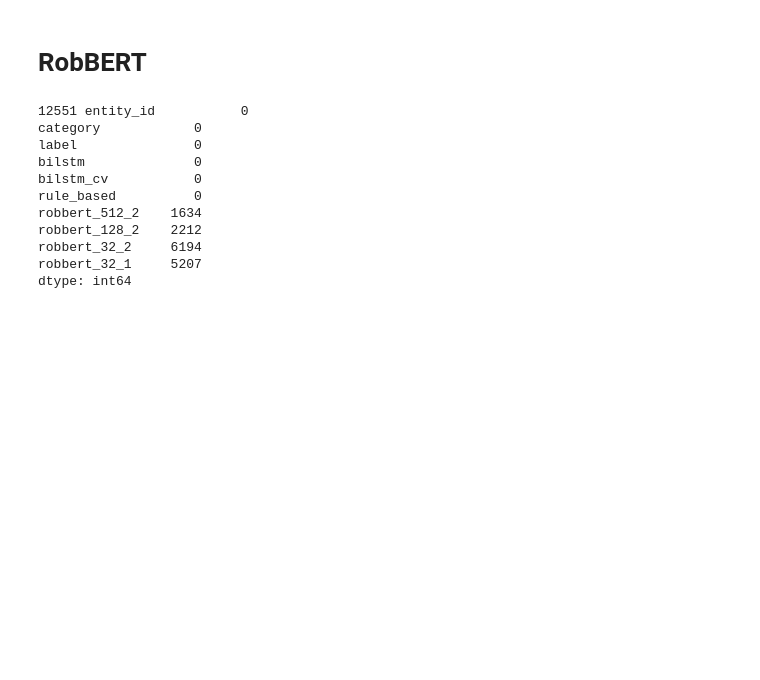
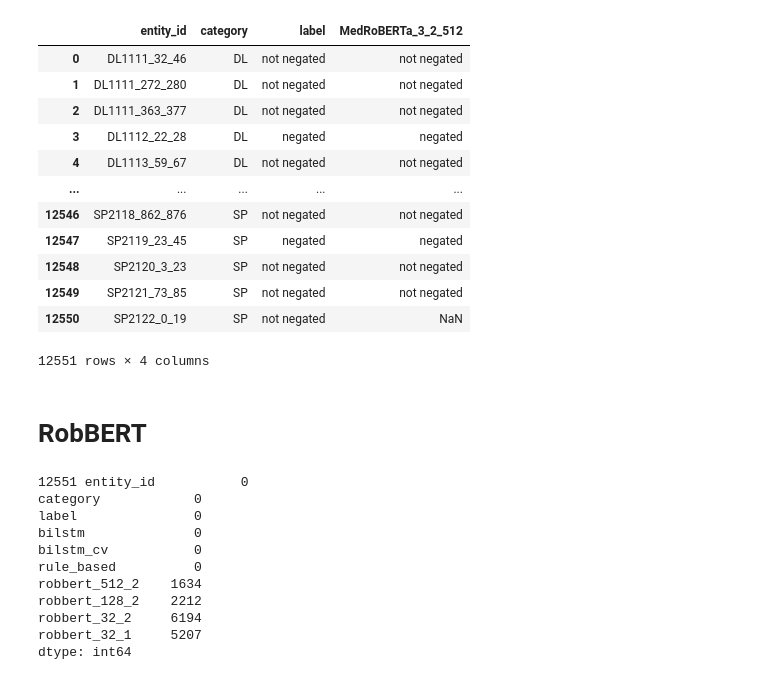
Before and after one commit to umcu/negation-detection, a Jupyter notebook: 02_error_analysis.ipynb, the cells around one changed output. Cells and saved outputs as stored; diff of their text form; code cells hidden in the pictures; blank space fills up the shorter version.

```diff
--- a/02_error_analysis.ipynb
+++ b/02_error_analysis.ipynb
@@ -10,6 +10,7 @@ data_dir = Path('data')
 result_dir = Path('results')
 bilstm_result_file = result_dir / 'bilstm_predictions_cv.csv.gz'
 robbert_result_file = result_dir / 'robbert_predictions.csv.gz'
+medroberta = result_dir / 'MedRoBERTa_3_2_512_predictions.csv.gz'
 merged_result_file = result_dir / 'merged_results.csv.gz'
 annotation_file = data_dir / 'emc-dcc_ann.json'
 
@@ -23,6 +24,23 @@ results.head()
 | 2 | DL1111_363_377 | DL | not negated | not negated | not negated | not negated | not negated | not negated | ... |
 | 3 | DL1112_22_28 | DL | negated | negated | negated | negated | negated | negated | ... |
 | 4 | DL1113_59_67 | DL | not negated | not negated | not negated | not negated | not negated | not negated | ... |
+# %%
+medroberta = pd.read_csv(medroberta)
+medroberta
+# %% [output]
+|  | entity_id | category | label | MedRoBERTa_3_2_512 |
+| 0 | DL1111_32_46 | DL | not negated | not negated |
+| 1 | DL1111_272_280 | DL | not negated | not negated |
+| 2 | DL1111_363_377 | DL | not negated | not negated |
+| 3 | DL1112_22_28 | DL | negated | negated |
+| 4 | DL1113_59_67 | DL | not negated | not negated |
+| ... | ... | ... | ... | ... |
+| 12546 | SP2118_862_876 | SP | not negated | not negated |
+| 12547 | SP2119_23_45 | SP | negated | negated |
+| 12548 | SP2120_3_23 | SP | not negated | not negated |
+| 12549 | SP2121_73_85 | SP | not negated | not negated |
+| 12550 | SP2122_0_19 | SP | not negated | NaN |
+12551 rows × 4 columns
 # %% [markdown]
 # RobBERT
 # %%
```
Also changed, not shown: parts of 15 cells of this notebook, 17 other files.
